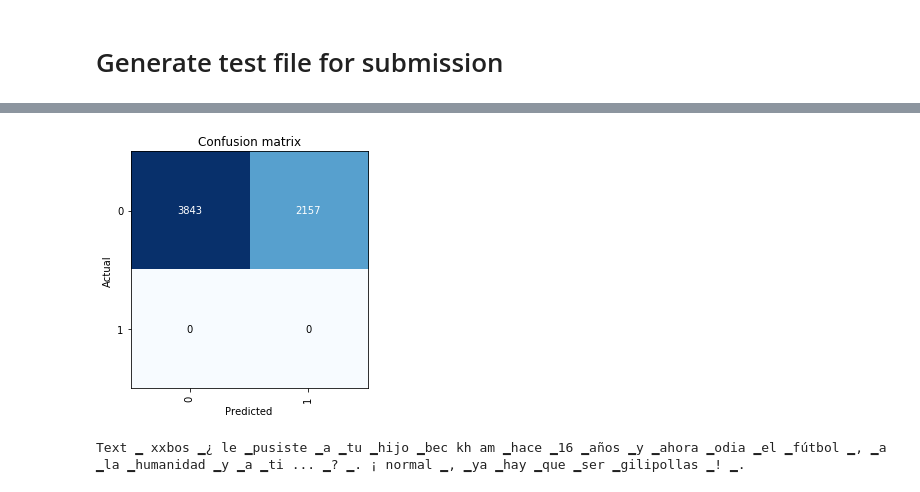
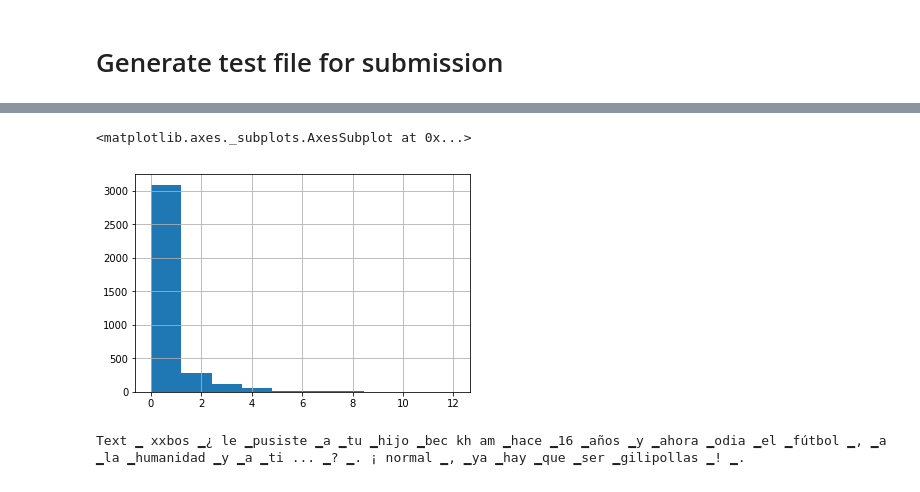
Before and after one commit to bfarzin/haha_2019, a Jupyter notebook: spanish_joke_classifier_tweet_only_LM_QRNN-LabelSmoothing[LM and Clas]-Regression.ipynb, the cells around one changed output, grey strips where cells are left out. Saved outputs shown, nothing was run; the diff lists cells and outputs as text; code cells hidden in the pictures.

```diff
--- a/spanish_joke_classifier_tweet_only_LM_QRNN-LabelSmoothing[LM and Clas]-Regression.ipynb
+++ b/spanish_joke_classifier_tweet_only_LM_QRNN-LabelSmoothing[LM and Clas]-Regression.ipynb
@@ -352,9 +360,10 @@ show_doc(FBeta)
+# %%
+pd.Series(to_np(losses_t)).hist()
+# %% [output]
+<matplotlib.axes._subplots.AxesSubplot at 0x...>
+[figure, added]
 # %%
 preds_tst,y_tst,losses_tst = learn.get_preds(DatasetType.Test,with_loss=True, ordered=True)
-interp_t = ClassificationInterpretation(learn, preds_tst, y_tst, losses_tst)
-interp_t.plot_confusion_matrix()
-# %% [output]
-[figure, removed]
 # %%
 data_tst.test_ds.get(-1)
 # %% [output]
```
Also changed, not shown: parts of 19 cells of this notebook.
